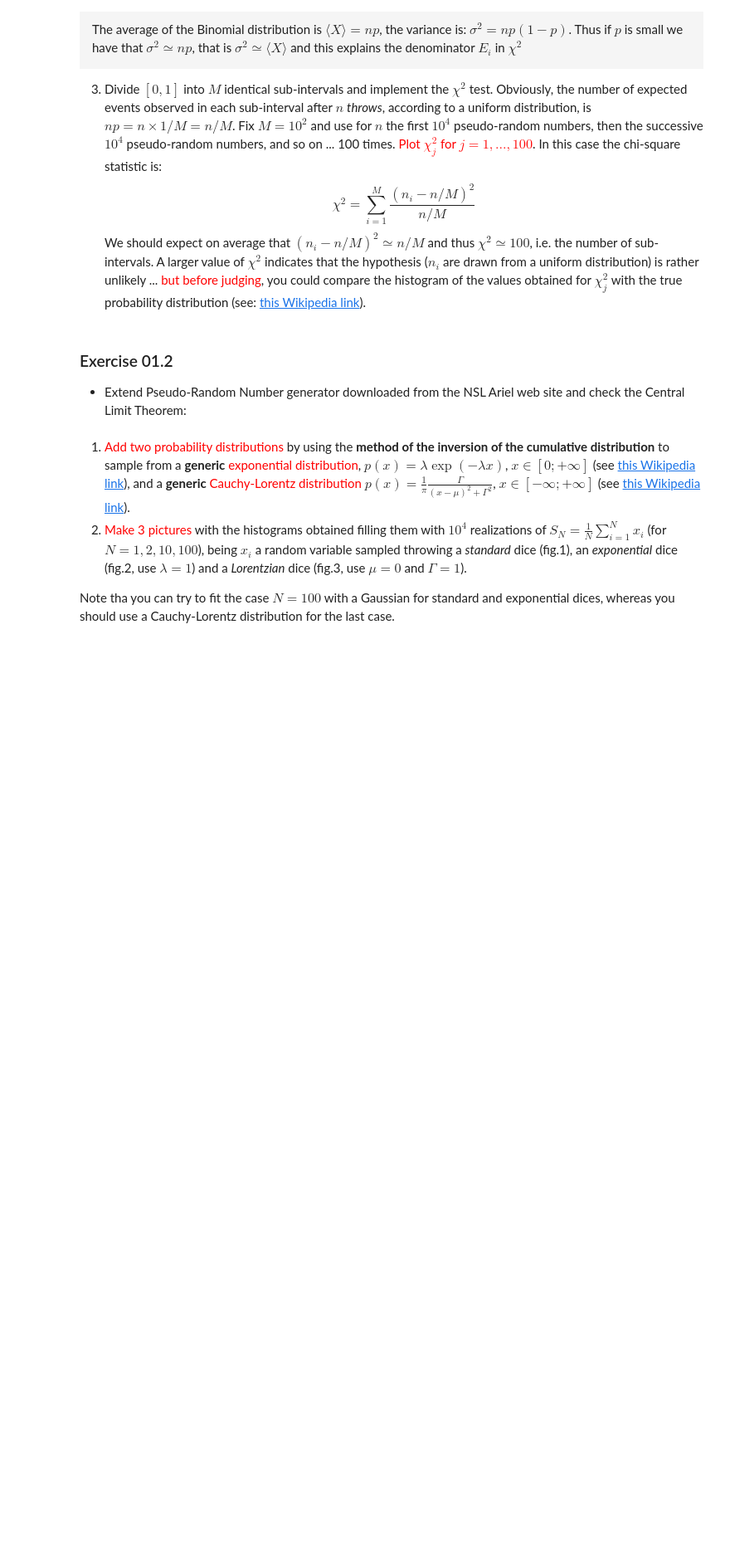
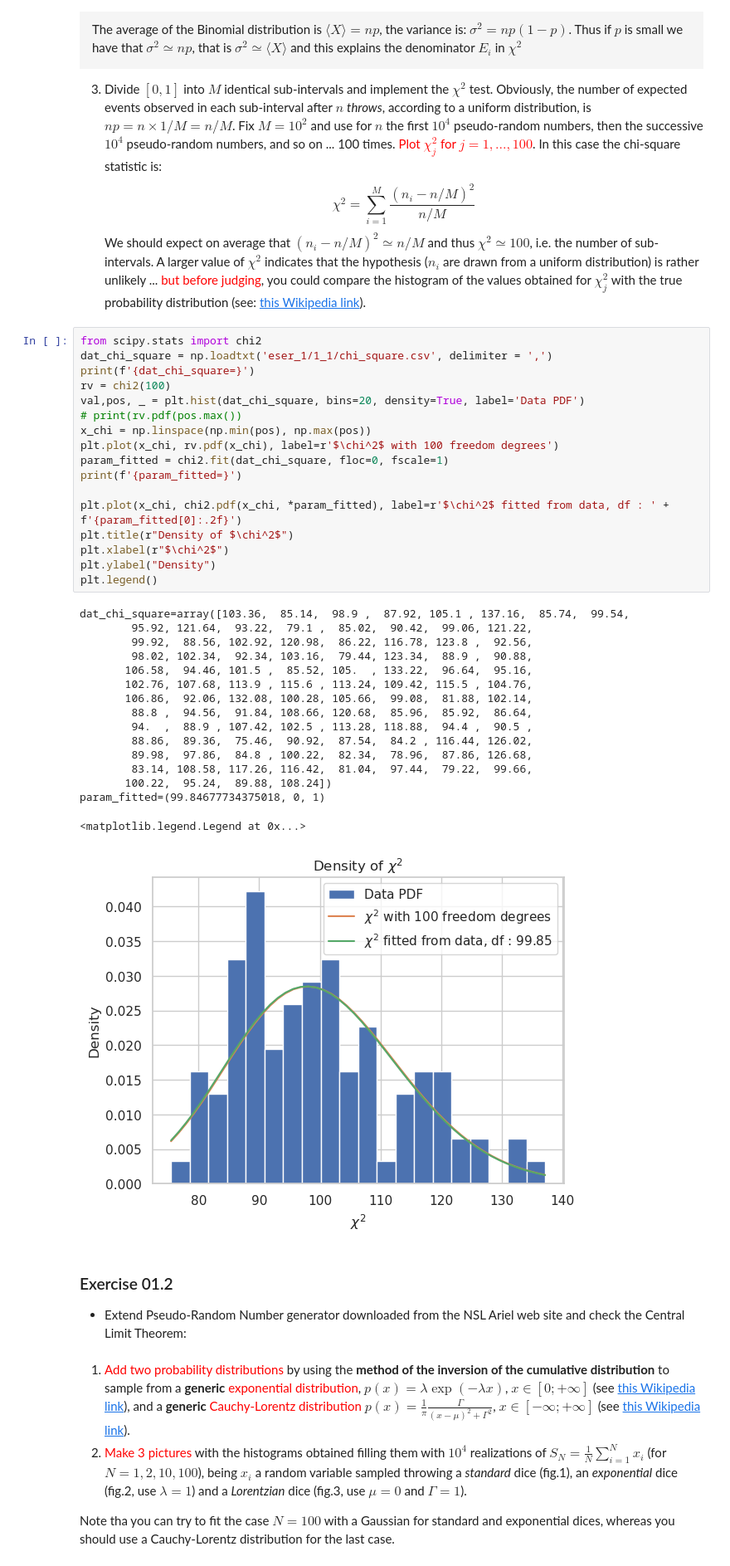
Before and after one commit to RandDouble/SimulazioneNumerica, a Jupyter notebook: LSN_Exercises_01.ipynb, the cells around one changed output. Shown: that part at 83% size. Saved outputs shown, nothing was run; the diff lists cells and outputs as text; blank space fills up the shorter version.

```diff
--- a/LSN_Exercises_01.ipynb
+++ b/LSN_Exercises_01.ipynb
@@ -132,6 +132,40 @@ The average of the Binomial distribution is $\langle X \rangle = np$, the varian
 $$\chi^2 = \sum_{i=1}^M \frac{\left( n_i - n/M \right)^2}{n/M}$$
 We should expect on average that $(n_i - n/M)^2 \simeq n/M$ and thus $\chi^2 \simeq 100$, i.e. the number of sub-intervals.
 A larger value of $\chi^2$ indicates that the hypothesis ($n_i$ are drawn from a uniform distribution) is rather unlikely ... <font color="red">but before judging</font>, you could compare the histogram of the values obtained for $\chi^2_j$ with the true probability distribution (see: <a href="https://en.wikipedia.org/wiki/Chi-squared_distribution">this Wikipedia link</a>).
+# %%
+from scipy.stats import chi2
+dat_chi_square = np.loadtxt('eser_1/1_1/chi_square.csv', delimiter = ',')
+print(f'{dat_chi_square=}')
+rv = chi2(100)
+val,pos, _ = plt.hist(dat_chi_square, bins=20, density=True, label='Data PDF')
+# print(rv.pdf(pos.max())
+x_chi = np.linspace(np.min(pos), np.max(pos))
+plt.plot(x_chi, rv.pdf(x_chi), label=r'$\chi^2$ with 100 freedom degrees')
+param_fitted = chi2.fit(dat_chi_square, floc=0, fscale=1)
+print(f'{param_fitted=}')
+
+plt.plot(x_chi, chi2.pdf(x_chi, *param_fitted), label=r'$\chi^2$ fitted from data, df : ' + f'{param_fitted[0]:.2f}')
+plt.title(r"Density of $\chi^2$")
+plt.xlabel(r"$\chi^2$")
+plt.ylabel("Density")
+plt.legend()
+# %% [output]
+dat_chi_square=array([103.36,  85.14,  98.9 ,  87.92, 105.1 , 137.16,  85.74,  99.54,
+        95.92, 121.64,  93.22,  79.1 ,  85.02,  90.42,  99.06, 121.22,
+        99.92,  88.56, 102.92, 120.98,  86.22, 116.78, 123.8 ,  92.56,
+        98.02, 102.34,  92.34, 103.16,  79.44, 123.34,  88.9 ,  90.88,
+       106.58,  94.46, 101.5 ,  85.52, 105.  , 133.22,  96.64,  95.16,
+       102.76, 107.68, 113.9 , 115.6 , 113.24, 109.42, 115.5 , 104.76,
+       106.86,  92.06, 132.08, 100.28, 105.66,  99.08,  81.88, 102.14,
+        88.8 ,  94.56,  91.84, 108.66, 120.68,  85.96,  85.92,  86.64,
+        94.  ,  88.9 , 107.42, 102.5 , 113.28, 118.88,  94.4 ,  90.5 ,
+        88.86,  89.36,  75.46,  90.92,  87.54,  84.2 , 116.44, 126.02,
+        89.98,  97.86,  84.8 , 100.22,  82.34,  78.96,  87.86, 126.68,
+        83.14, 108.58, 117.26, 116.42,  81.04,  97.44,  79.22,  99.66,
+       100.22,  95.24,  89.88, 108.24])
+param_fitted=(99.84677734375018, 0, 1)
+<matplotlib.legend.Legend at 0x...>
+[figure, added]
 # %% [markdown]
 ### Exercise 01.2
 - Extend Pseudo-Random Number generator downloaded from the NSL Ariel web site and check the Central Limit Theorem:
```
Also changed, not shown: parts of 2 cells of this notebook, 20 other files.
